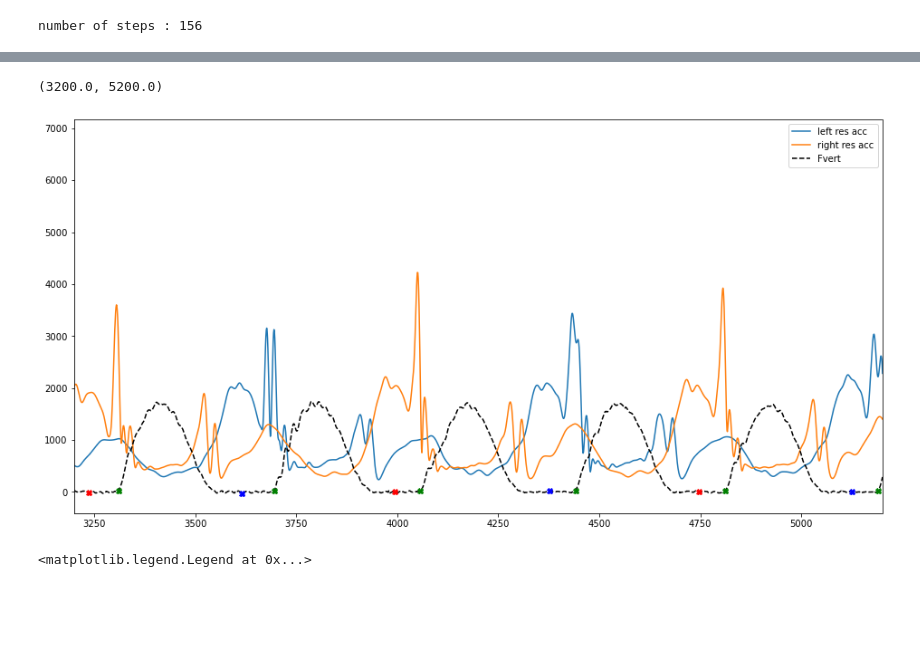
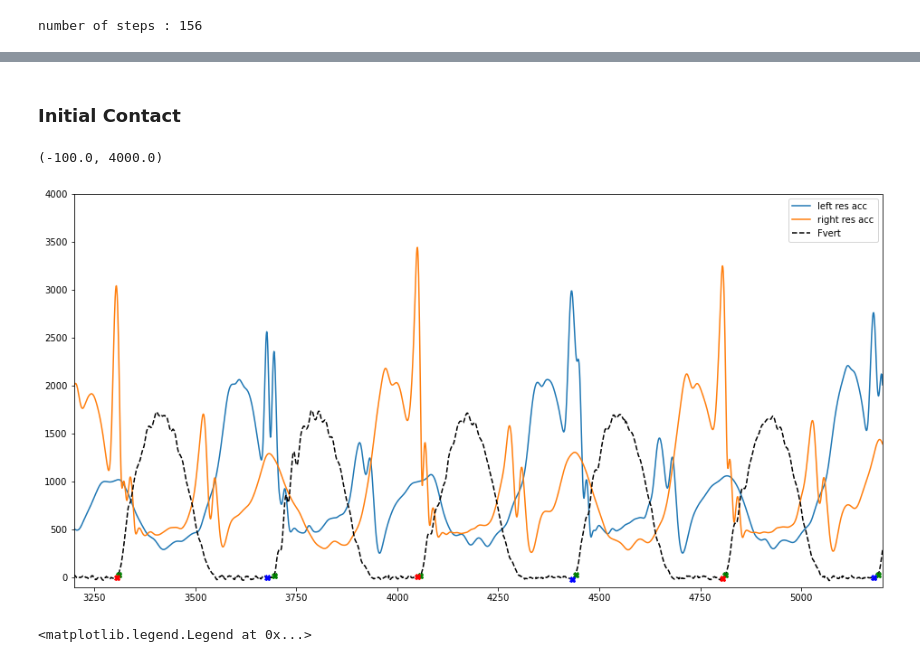
Before and after one commit to luceskywalker/TexSense, a Jupyter notebook: study1/jupyter/imu_events_lit/imu_events_lit.ipynb, the cells around one changed output, grey strips where cells are left out. Saved outputs shown, nothing was run; the diff lists cells and outputs as text; code cells hidden in the pictures; blank space fills up the shorter version.

```diff
--- a/study1/jupyter/imu_events_lit/imu_events_lit.ipynb
+++ b/study1/jupyter/imu_events_lit/imu_events_lit.ipynb
@@ -175,23 +173,26 @@ plt.ylim(-2300,2300)
-# %%
-fig = plt.figure(figsize = (16,8))
-plt.plot(np.linalg.norm(b_left.iloc[:,:3],axis=1)/25, label='left res acc')
-plt.plot(np.linalg.norm(b_right.iloc[:,:3],axis=1)/25, label='right res acc')
-#plt.plot(ic_b, np.linalg.norm(b_left.iloc[:,:3],axis=1)[ic_b], 'X')
-#plt.plot(to_b, (-b_left['IMU1_ACC_Z'])[to_b], 'o')
-plt.plot(-force_df['Fz'], 'k--', label = 'Fvert')
-#plt.plot(to_true, (-force_df['Fz'])[to_true], 'o', c = 'k')
-plt.plot(ic_true, (-force_df['Fz'])[ic_true], 'X', c = 'g')
-
-#plt.plot(to_bl, (-force_df['Fz'])[to_bl], 'o', c = 'r')
-plt.plot(ic_bl, (-force_df['Fz'])[ic_bl], 'X', c = 'b')
-#plt.plot(to_br, (-force_df['Fz'])[to_br], 'o', c = 'b')
-plt.plot(ic_br, (-force_df['Fz'])[ic_br], 'X', c = 'r')
-plt.legend()
-#plt.plot(-b_left['IMU1_ACC_Z'])
-plt.xlim(3200,5200)
-# %% [output]
-(3200.0, 5200.0)
-[figure, removed]
+# %% [markdown]
+### Initial Contact
+# %%
+fig = plt.figure(figsize = (16,8))
+plt.plot(np.linalg.norm(b_left.iloc[:,:3],axis=1)/25, label='left res acc')
+plt.plot(np.linalg.norm(b_right.iloc[:,:3],axis=1)/25, label='right res acc')
+#plt.plot(ic_b, np.linalg.norm(b_left.iloc[:,:3],axis=1)[ic_b], 'X')
+#plt.plot(to_b, (-b_left['IMU1_ACC_Z'])[to_b], 'o')
+plt.plot(-force_df['Fz'], 'k--', label = 'Fvert')
+#plt.plot(to_true, (-force_df['Fz'])[to_true], 'o', c = 'k')
+plt.plot(ic_true, (-force_df['Fz'])[ic_true], 'X', c = 'g')
+
+#plt.plot(to_bl, (-force_df['Fz'])[to_bl], 'o', c = 'r')
+plt.plot(ic_bl, (-force_df['Fz'])[ic_bl], 'X', c = 'b')
+#plt.plot(to_br, (-force_df['Fz'])[to_br], 'o', c = 'b')
+plt.plot(ic_br, (-force_df['Fz'])[ic_br], 'X', c = 'r')
+plt.legend()
+#plt.plot(-b_left['IMU1_ACC_Z'])
+plt.xlim(3200,5200)
+plt.ylim(-100,4000)
+# %% [output]
+(-100.0, 4000.0)
+[figure, added]
 # %%
 ic_l = ic_true[2::2]
 to_l = to_true[2::2]
```
Also changed, not shown: parts of 9 cells of this notebook, 7 other files.
